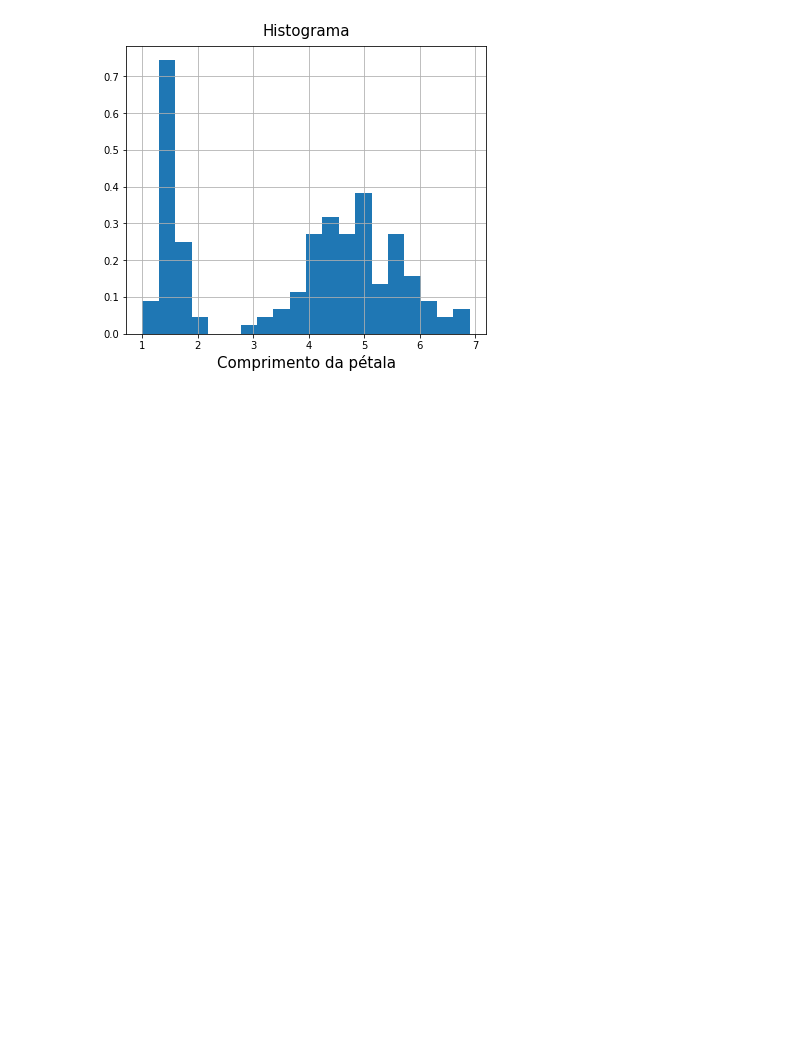
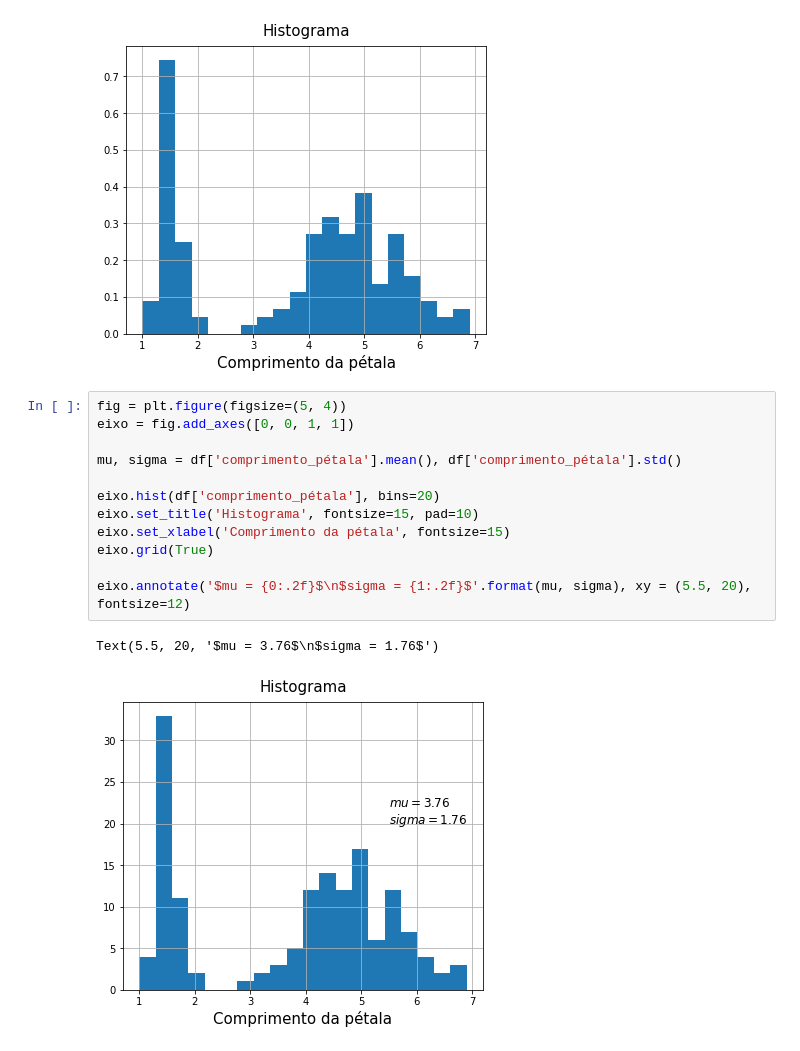
Before and after one commit to Lyarkh/Visualizacao_Dados_com_Python, a Jupyter notebook: Visualização_matplotlib/Visualizacoes_matplotlib.ipynb, the cells around one changed output. Saved outputs shown, nothing was run; the diff lists cells and outputs as text; blank space fills up the shorter version.

Commit message:
Aula 05 - Customizando Histogramas

```diff
--- a/Visualização_matplotlib/Visualizacoes_matplotlib.ipynb
+++ b/Visualização_matplotlib/Visualizacoes_matplotlib.ipynb
@@ -744,3 +744,18 @@ eixo.set_xlabel('Comprimento da pétala', fontsize=15)
 eixo.grid(True)
 # %% [output]
 [figure]
+# %%
+fig = plt.figure(figsize=(5, 4))
+eixo = fig.add_axes([0, 0, 1, 1])
+
+mu, sigma = df['comprimento_pétala'].mean(), df['comprimento_pétala'].std()
+
+eixo.hist(df['comprimento_pétala'], bins=20)
+eixo.set_title('Histograma', fontsize=15, pad=10)
+eixo.set_xlabel('Comprimento da pétala', fontsize=15)
+eixo.grid(True)
+
+eixo.annotate('$mu = {0:.2f}$\n$sigma = {1:.2f}$'.format(mu, sigma), xy = (5.5, 20), fontsize=12)
+# %% [output]
+Text(5.5, 20, '$mu = 3.76$\n$sigma = 1.76$')
+[figure, added]
```
Also changed, not shown: parts of 5 cells of this notebook.
